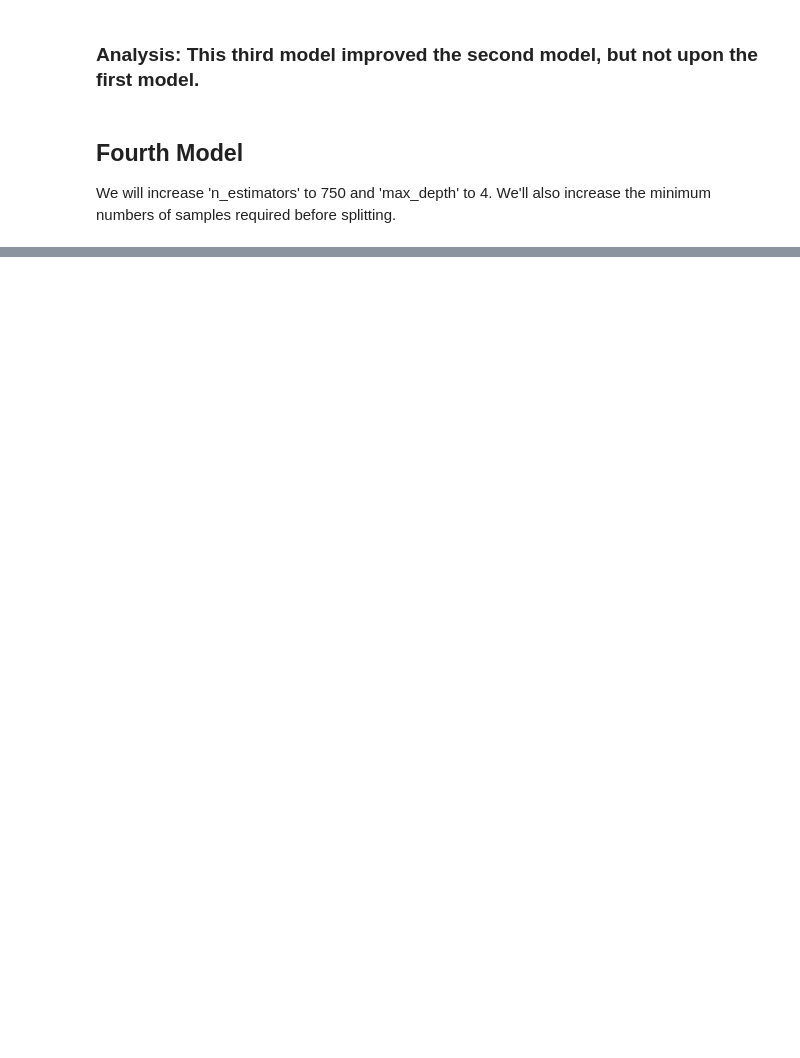
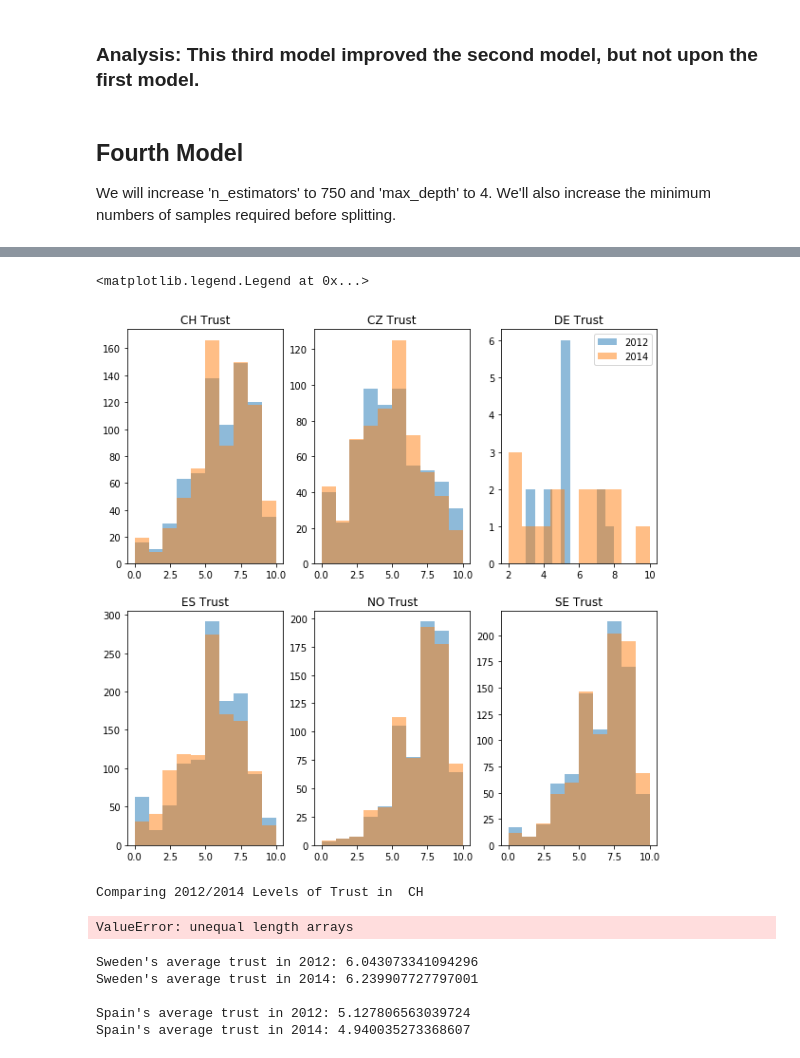
Before and after one commit to pitaconsumer/Jupyter-Projects, a Jupyter notebook: Module 22_Boosting Models Challenge_European Social Survey Data.ipynb, the cells around one changed output, grey strips where cells are left out. Saved outputs shown, nothing was run; the diff lists cells and outputs as text; code cells hidden in the pictures; blank space fills up the shorter version.

Commit message:
Advanced Experimentation
Advanced Experimentation after conducting t-tests, ANOVA and Mood's median test.

```diff
--- a/Module 22_Boosting Models Challenge_European Social Survey Data.ipynb
+++ b/Module 22_Boosting Models Challenge_European Social Survey Data.ipynb
@@ -257,0 +305,64 @@ clf.score(X_test, y_test)
+# %%
+plt.subplots(2, 3, figsize=(10,10))
+ax1 = plt.subplot(231)
+ax2 = plt.subplot(232)
+ax3 = plt.subplot(233)
+ax4 = plt.subplot(234)
+ax5 = plt.subplot(235)
+ax6 = plt.subplot(236)
+
+figs = [ax1, ax2, ax3, ax4, ax5, ax6]
+
+cntry = df["cntry"].unique()
+
+for f, c in zip(figs, cntry):
+    f.hist(df[(df["cntry"] == c) & (df["year"] == 6)]["ppltrst"].dropna(), alpha=.5, label="2012")
+    f.hist(df[(df["cntry"] == c) & (df["year"] == 7)]["ppltrst"].dropna(), alpha=.5, label="2014")
+    f.set_title(c + " Trust")
+
+ax3.legend()
+# %% [output]
+<matplotlib.legend.Legend at 0x...>
+[figure, added]
+# %%
+from scipy import stats
+
+### because all the variables seem normally distributed, I will use the t-test for paired samples
+print("Comparing 2012/2014 Levels of Trust in ", df["cntry"].unique()[0])
+print(stats.ttest_rel(df[(df["cntry"] == df["cntry"].unique()[0]) & (df["year"] == 6)]["ppltrst"],
+               df[(df["cntry"] == df["cntry"].unique()[0]) & (df["year"] == 7)]["ppltrst"], nan_policy="omit"))
+
+print("\nComparing 2012/2014 Levels of Trust in ", df["cntry"].unique()[1])
+print(stats.ttest_rel(df[(df["cntry"] == df["cntry"].unique()[1]) & (df["year"] == 6)]["ppltrst"],
+               df[(df["cntry"] == df["cntry"].unique()[1]) & (df["year"] == 7)]["ppltrst"], nan_policy="omit"))
+
+print("\nComparing 2012/2014 Levels of Trust in ", df["cntry"].unique()[2])
+print(stats.ttest_rel(df[(df["cntry"] == df["cntry"].unique()[2]) & (df["year"] == 6)]["ppltrst"],
+               df[(df["cntry"] == df["cntry"].unique()[2]) & (df["year"] == 7)]["ppltrst"], nan_policy="omit"))
+
+print("\nComparing 2012/2014 Levels of Trust in ", df["cntry"].unique()[3])
+print(stats.ttest_rel(df[(df["cntry"] == df["cntry"].unique()[3]) & (df["year"] == 6)]["ppltrst"],
+               df[(df["cntry"] == df["cntry"].unique()[3]) & (df["year"] == 7)]["ppltrst"], nan_policy="omit"))
+
+print("\nComparing 2012/2014 Levels of Trust in ", df["cntry"].unique()[4])
+print(stats.ttest_rel(df[(df["cntry"] == df["cntry"].unique()[4]) & (df["year"] == 6)]["ppltrst"],
+               df[(df["cntry"] == df["cntry"].unique()[4]) & (df["year"] == 7)]["ppltrst"], nan_policy="omit"))
+
+print("\nComparing 2012/2014 Levels of Trust in ", df["cntry"].unique()[5])
+print(stats.ttest_rel(df[(df["cntry"] == df["cntry"].unique()[5]) & (df["year"] == 6)]["ppltrst"],
+               df[(df["cntry"] == df["cntry"].unique()[5]) & (df["year"] == 7)]["ppltrst"], nan_policy="omit"))
+# %% [output]
+Comparing 2012/2014 Levels of Trust in  CH
+ValueError: unequal length arrays
+# %%
+import statistics as stats
+print("Sweden's average trust in 2012:", statistics.mean(df[(df["cntry"] == "SE") & (df["year"] == 6)]["ppltrst"].dropna()))
+print("Sweden's average trust in 2014:", statistics.mean(df[(df["cntry"] == "SE") & (df["year"] == 7)]["ppltrst"].dropna()))
+print("\nSpain's average trust in 2012:", statistics.mean(df[(df["cntry"] == "ES") & (df["year"] == 6)]["ppltrst"].dropna()))
+print("Spain's average trust in 2014:", statistics.mean(df[(df["cntry"] == "ES") & (df["year"] == 7)]["ppltrst"].dropna()))
+# %% [output]
+Sweden's average trust in 2012: 6.043073341094296
+Sweden's average trust in 2014: 6.239907727797001
+
+Spain's average trust in 2012: 5.127806563039724
+Spain's average trust in 2014: 4.940035273368607
```
Also changed, not shown: parts of 41 cells of this notebook.
